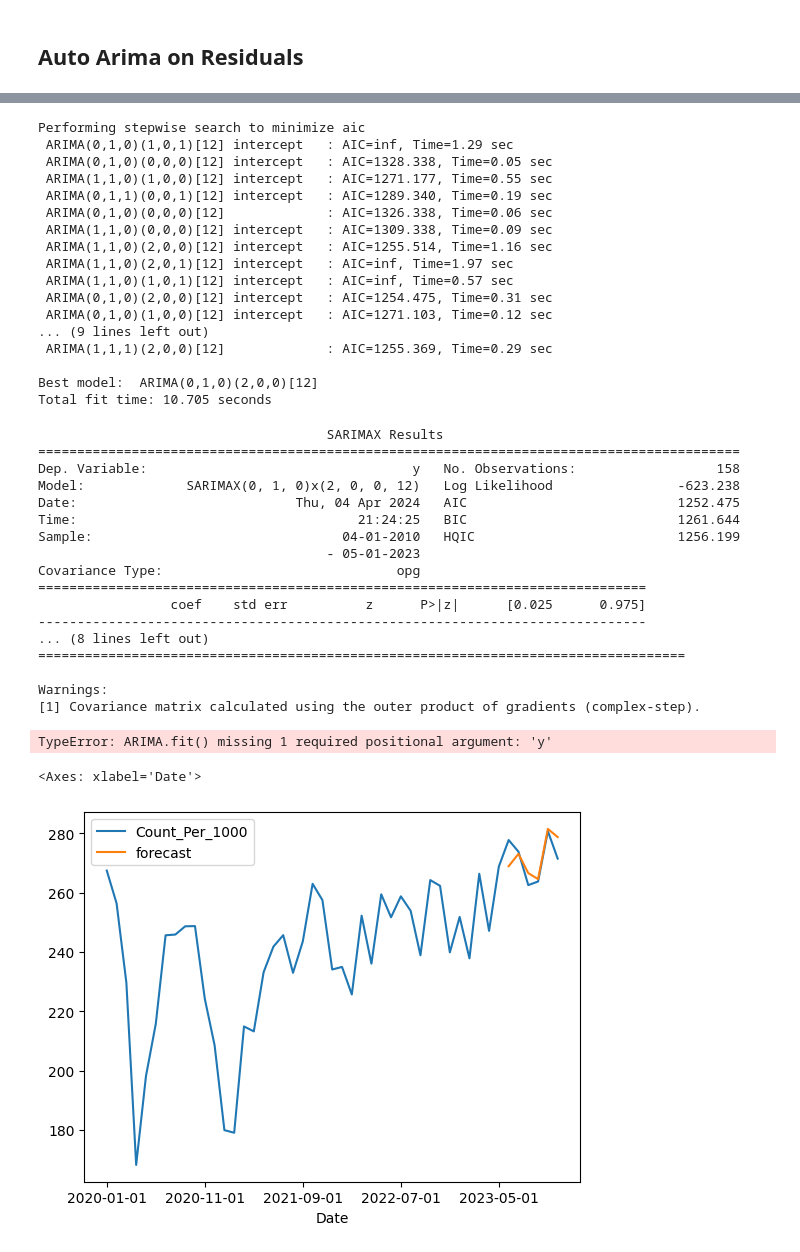
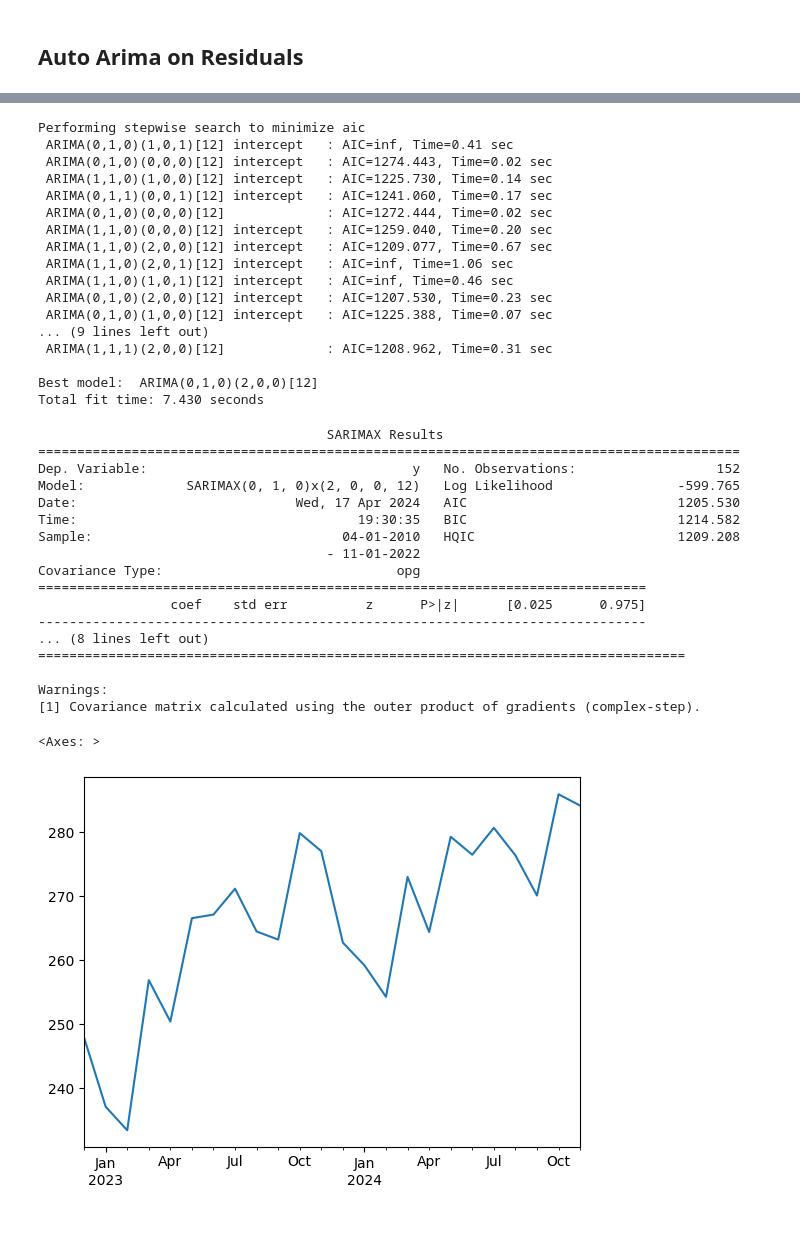
Before and after one commit to JamieW365/londoncrime, a Jupyter notebook: notebooks/exploratory/jw-3-modelling.ipynb, the cells around one changed output, grey strips where cells are left out. Drawn from its saved outputs; the diff is of its cells as text; code cells hidden in the pictures; blank space fills up the shorter version.

```diff
--- a/notebooks/exploratory/jw-3-modelling.ipynb
+++ b/notebooks/exploratory/jw-3-modelling.ipynb
@@ -23,5 +25,3 @@ df_crime.head()
-# %%
-df_crime['Count_Per_1000'] = df_crime['Count'] / (df_crime['Population'] / 1000)
 # %%
 total_crime_trend = df_crime.groupby('Date').sum(numeric_only=True)['Count_Per_1000']
 total_crime_trend
@@ -52,8 +50,8 @@ seasonal_decomp.plot();
 # %% [output]
 [figure]
 # %%
-df_train = total_crime_trend.iloc[:-6]
-df_test = total_crime_trend.iloc[-6:]
+df_train = total_crime_trend.iloc[:-12]
+df_test = total_crime_trend.iloc[-12:]
 
 total_crime_trend.shape, df_train.shape, df_test.shape
 # %% [output]
@@ -226,45 +259,45 @@ import pmdarima as pm
 # %%
 model = pm.auto_arima(df_train,
-                      m=12,               # frequency of series
-                      seasonal=True,  # TRUE if seasonal series
-                      d=None,             # let model determine 'd'
-                      test='adf',         # use adftest to find optimal 'd'
+                      m=12,                 # frequency of series
+                      seasonal=True,        # TRUE if seasonal series
+                      d=None,               # let model determine 'd'
+                      test='adf',           # use adftest to find optimal 'd'
                       start_p=0, start_q=0, # minimum p and q
-                      max_p=12, max_q=12, # maximum p and q
-                      D=None,             # let model determine 'D'
+                      max_p=12, max_q=12,   # maximum p and q
+                      D=None,               # let model determine 'D'
                       trace=True,
                       error_action='ignore',
                       suppress_warnings=True,
                       stepwise=True)
 # %% [output]
 Performing stepwise search to minimize aic
- ARIMA(0,1,0)(1,0,1)[12] intercept   : AIC=inf, Time=1.29 sec
- ARIMA(0,1,0)(0,0,0)[12] intercept   : AIC=1328.338, Time=0.05 sec
- ARIMA(1,1,0)(1,0,0)[12] intercept   : AIC=1271.177, Time=0.55 sec
- ARIMA(0,1,1)(0,0,1)[12] intercept   : AIC=1289.340, Time=0.19 sec
- ARIMA(0,1,0)(0,0,0)[12]             : AIC=1326.338, Time=0.06 sec
- ARIMA(1,1,0)(0,0,0)[12] intercept   : AIC=1309.338, Time=0.09 sec
- ARIMA(1,1,0)(2,0,0)[12] intercept   : AIC=1255.514, Time=1.16 sec
- ARIMA(1,1,0)(2,0,1)[12] intercept   : AIC=inf, Time=1.97 sec
- ARIMA(1,1,0)(1,0,1)[12] intercept   : AIC=inf, Time=0.57 sec
- ARIMA(0,1,0)(2,0,0)[12] intercept   : AIC=1254.475, Time=0.31 sec
- ARIMA(0,1,0)(1,0,0)[12] intercept   : AIC=1271.103, Time=0.12 sec
+ ARIMA(0,1,0)(1,0,1)[12] intercept   : AIC=inf, Time=0.41 sec
+ ARIMA(0,1,0)(0,0,0)[12] intercept   : AIC=1274.443, Time=0.02 sec
+ ARIMA(1,1,0)(1,0,0)[12] intercept   : AIC=1225.730, Time=0.14 sec
+ ARIMA(0,1,1)(0,0,1)[12] intercept   : AIC=1241.060, Time=0.17 sec
+ ARIMA(0,1,0)(0,0,0)[12]             : AIC=1272.444, Time=0.02 sec
+ ARIMA(1,1,0)(0,0,0)[12] intercept   : AIC=1259.040, Time=0.20 sec
+ ARIMA(1,1,0)(2,0,0)[12] intercept   : AIC=1209.077, Time=0.67 sec
+ ARIMA(1,1,0)(2,0,1)[12] intercept   : AIC=inf, Time=1.06 sec
+ ARIMA(1,1,0)(1,0,1)[12] intercept   : AIC=inf, Time=0.46 sec
+ ARIMA(0,1,0)(2,0,0)[12] intercept   : AIC=1207.530, Time=0.23 sec
+ ARIMA(0,1,0)(1,0,0)[12] intercept   : AIC=1225.388, Time=0.07 sec
 ... (9 lines left out)
- ARIMA(1,1,1)(2,0,0)[12]             : AIC=1255.369, Time=0.29 sec
+ ARIMA(1,1,1)(2,0,0)[12]             : AIC=1208.962, Time=0.31 sec
 
 Best model:  ARIMA(0,1,0)(2,0,0)[12]
-Total fit time: 10.705 seconds
+Total fit time: 7.430 seconds
 # %%
 print(model.summary())
 # %% [output]
                                      SARIMAX Results
 ==========================================================================================
-Dep. Variable:                                  y   No. Observations:                  158
-Model:             SARIMAX(0, 1, 0)x(2, 0, 0, 12)   Log Likelihood                -623.238
-Date:                            Thu, 04 Apr 2024   AIC                           1252.475
-Time:                                    21:24:25   BIC                           1261.644
-Sample:                                04-01-2010   HQIC                          1256.199
-                                     - 05-01-2023
+Dep. Variable:                                  y   No. Observations:                  152
+Model:             SARIMAX(0, 1, 0)x(2, 0, 0, 12)   Log Likelihood                -599.765
+Date:                            Wed, 17 Apr 2024   AIC                           1205.530
+Time:                                    19:30:35   BIC                           1214.582
+Sample:                                04-01-2010   HQIC                          1209.208
+                                     - 11-01-2022
 Covariance Type:                              opg
 ==============================================================================
                  coef    std err          z      P>|z|      [0.025      0.975]
@@ -274,16 +307,14 @@ Covariance Type:                              opg
 
 Warnings:
 [1] Covariance matrix calculated using the outer product of gradients (complex-step).
-# %%
-model_fit = model.fit()
-# %% [output]
-TypeError: ARIMA.fit() missing 1 required positional argument: 'y'
 # %%
-forecast_test = model_fit.predict(n_periods=len(df_test))
+forecast_test = model.predict(n_periods=24)
 
-df['forecast'] = [None]*len(df_train) + list(forecast_test)
+# df['forecast'] = [None]*len(df_train) + list(forecast_test)
 
-df['2020-01-01':].plot()
+# df['2020-01-01':].plot()
+
+forecast_test.plot()
 # %% [output]
-<Axes: xlabel='Date'>
+<Axes: >
-[figure, old version]
+[figure, new version]
```
Also changed, not shown: parts of 28 cells of this notebook.
